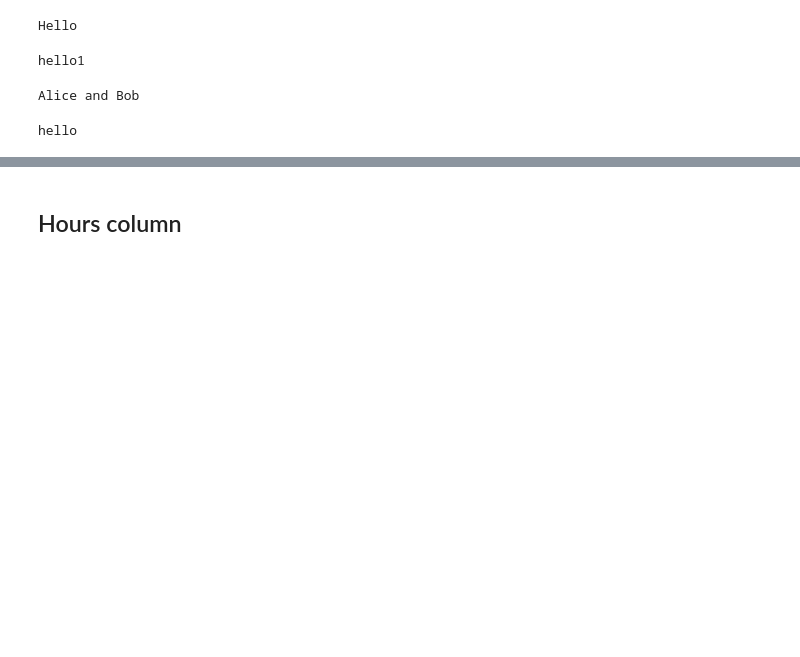
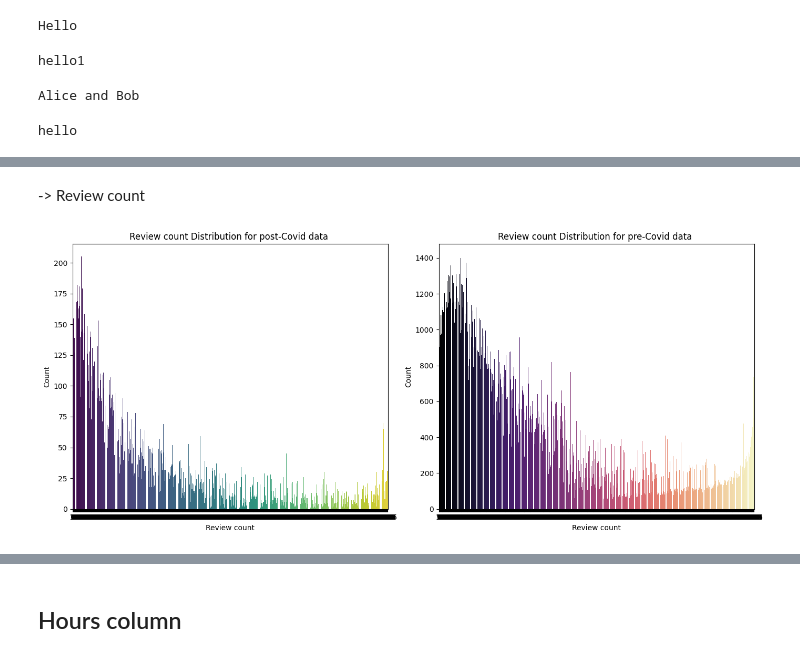
Before and after one commit to Vasiliki655/DSC511-Introduction, a Jupyter notebook: Semester_Project_DSC_511.ipynb, the cells around one changed output, grey strips where cells are left out. Saved outputs shown, nothing was run; the diff lists cells and outputs as text; code cells hidden in the pictures; blank space fills up the shorter version.

```diff
--- a/Semester_Project_DSC_511.ipynb
+++ b/Semester_Project_DSC_511.ipynb
@@ -362,0 +166,29 @@ predictions.select("cleaned_text", "prediction").show(5)
+# %% [markdown]
+-> Review count
+# %%
+# Convert the DataFrame to a Pandas DataFrame
+df_review_count_post = post_df.sample(fraction=0.1).select('review_count').toPandas()
+df_review_count_pre = pre_df.sample(fraction=0.1).select('review_count').toPandas()
+
+
+# Set up side-by-side plots
+fig, axes = plt.subplots(1, 2, figsize=(14, 6))
+
+# Plot 1: Distribution of stars from post_df
+sns.countplot(ax=axes[0], x='review_count', data=df_review_count_post, palette='viridis',
+              order=sorted(df_review_count_post ['review_count'].dropna().unique()))
+axes[0].set_title("Review count Distribution for post-Covid data ")
+axes[0].set_xlabel('Review count')
+axes[0].set_ylabel("Count")
+
+# Plot 2: Distribution of stars from pre_df
+sns.countplot(ax=axes[1], x='review_count', data=df_review_count_pre, palette='magma',
+              order=sorted(df_review_count_pre['review_count'].dropna().unique()))
+axes[1].set_title("Review count Distribution for pre-Covid data ")
+axes[1].set_xlabel('Review count')
+axes[1].set_ylabel("Count")
+
+plt.tight_layout()
+plt.show()
+# %% [output]
+[figure, added]
```
Also changed, not shown: parts of 43 cells of this notebook.
